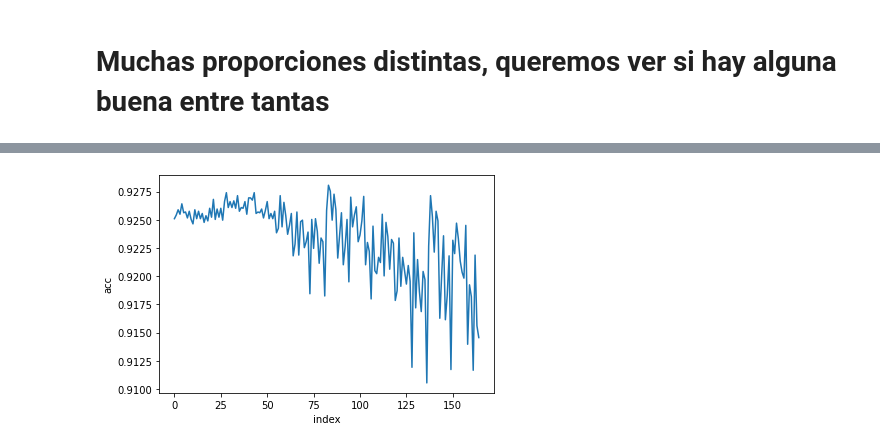
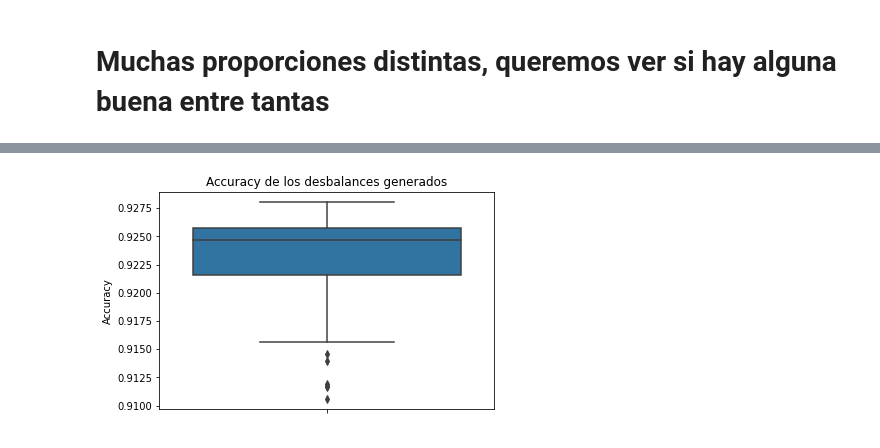
Before and after one commit to fzanollo/metodos-num, a Jupyter notebook: tp2/notebooks/balanceo.ipynb, the cells around one changed output, grey strips where cells are left out. Drawn from its saved outputs; the diff is of its cells as text; code cells hidden in the pictures.

Commit message:
exp balanceo y morf informe

```diff
--- a/tp2/notebooks/balanceo.ipynb
+++ b/tp2/notebooks/balanceo.ipynb
@@ -406,7 +414,7 @@ numeros = list(range(10))
 proportions = [0.1]*10
 
 for pg1 in np.arange(0.11, 0.2, 0.04):
-    for cant in range(1, 3):
+    for cant in range(1, 4):
         pg2 = round((1-(pg1*cant)) / (10-cant), 3)
         for g1 in itertools.combinations(numeros, cant):
             for d in numeros:
@@ -434,19 +442,10 @@ resultsDF2.head()
-# %%
-ax = sns.lineplot(x='index', y='acc', data=resultsDF2.reset_index())
-# plt.title('comparando')
-# # plt.xlabel('Tipo de balanceo')
-# plt.ylabel('Accuracy')
-# plt.ylim(resultsDF.acc.min()-0.01, resultsDF.acc.max()+0.01)
-
-# #annotate axis
-# for p in ax.patches:
-#      ax.annotate(round(p.get_height(),3), (p.get_x() + p.get_width() / 2., p.get_height()),
-#          ha='center', va='center', fontsize=11, color='gray', xytext=(0, 10),
-#          textcoords='offset points')
-
-# ax.set_xticklabels(ax.get_xticklabels(), rotation=40, ha="right")
-# plt.tight_layout()
-# plt.savefig(f"balanceo_results/acc.png")
-plt.show()
-# %% [output]
-[figure, removed]
+# %%
+ax = sns.boxplot(y=resultsDF2['acc'])
+plt.title('Accuracy de los desbalances generados')
+plt.ylabel('Accuracy')
+plt.tight_layout()
+
+plt.savefig(f"balanceo_results/acc_generados.png")
+plt.show()
+# %% [output]
+[figure, added]
```
Also changed, not shown: parts of 5 cells of this notebook, 25 other files.
